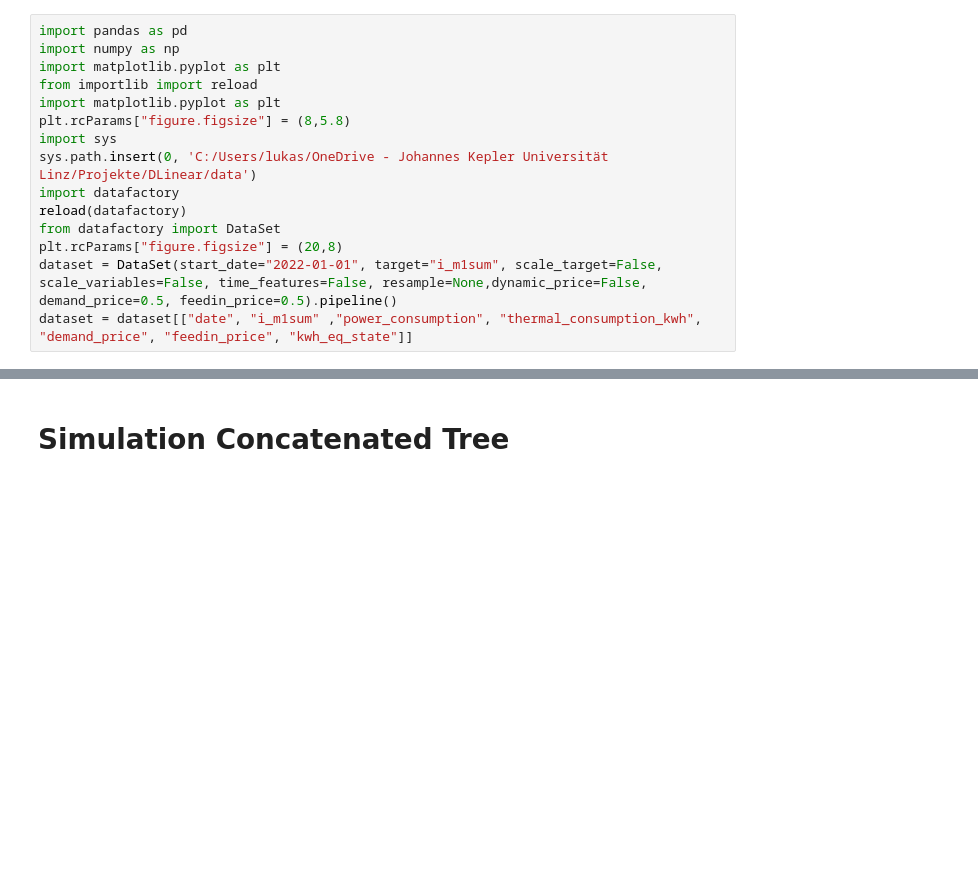
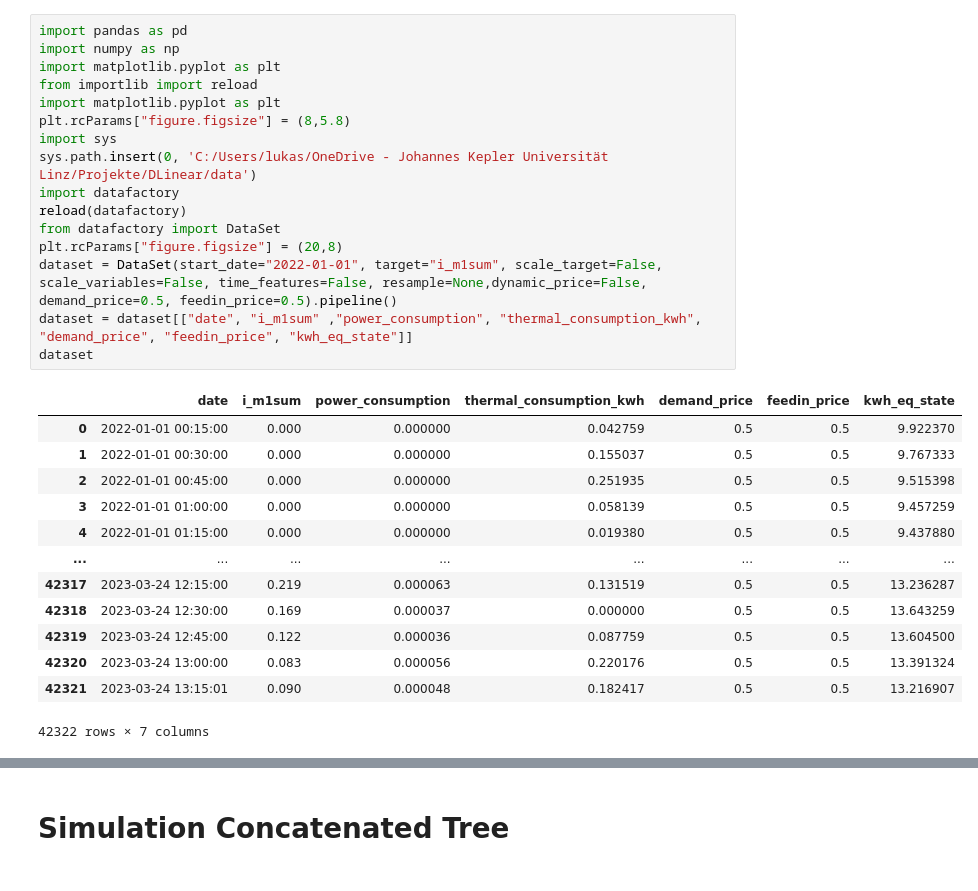
Before and after one commit to lukinoe/RL-Power-Distribution-for-power2heat, a Jupyter notebook: RL_policy/extensiveSearch_Notebook.ipynb, the cells around one changed output, grey strips where cells are left out. Drawn from its saved outputs; the diff is of its cells as text; blank space fills up the shorter version.

```diff
--- a/RL_policy/extensiveSearch_Notebook.ipynb
+++ b/RL_policy/extensiveSearch_Notebook.ipynb
@@ -1,18 +1,33 @@
 # %%
 import pandas as pd
 import numpy as np
 import matplotlib.pyplot as plt
 from importlib import reload
 import matplotlib.pyplot as plt
 plt.rcParams["figure.figsize"] = (8,5.8)
 import sys
 sys.path.insert(0, 'C:/Users/lukas/OneDrive - Johannes Kepler Universität Linz/Projekte/DLinear/data')
 import datafactory
 reload(datafactory)
 from datafactory import DataSet
 plt.rcParams["figure.figsize"] = (20,8)
 dataset = DataSet(start_date="2022-01-01", target="i_m1sum", scale_target=False, scale_variables=False, time_features=False, resample=None,dynamic_price=False, demand_price=0.5, feedin_price=0.5).pipeline()
 dataset = dataset[["date", "i_m1sum" ,"power_consumption", "thermal_consumption_kwh", "demand_price", "feedin_price", "kwh_eq_state"]]
+dataset
+# %% [output]
+|  | date | i_m1sum | power_consumption | thermal_consumption_kwh | demand_price | feedin_price | kwh_eq_state |
+| 0 | 2022-01-01 00:15:00 | 0.000 | 0.000000 | 0.042759 | 0.5 | 0.5 | 9.922370 |
+| 1 | 2022-01-01 00:30:00 | 0.000 | 0.000000 | 0.155037 | 0.5 | 0.5 | 9.767333 |
+| 2 | 2022-01-01 00:45:00 | 0.000 | 0.000000 | 0.251935 | 0.5 | 0.5 | 9.515398 |
+| 3 | 2022-01-01 01:00:00 | 0.000 | 0.000000 | 0.058139 | 0.5 | 0.5 | 9.457259 |
+| 4 | 2022-01-01 01:15:00 | 0.000 | 0.000000 | 0.019380 | 0.5 | 0.5 | 9.437880 |
+| ... | ... | ... | ... | ... | ... | ... | ... |
+| 42317 | 2023-03-24 12:15:00 | 0.219 | 0.000063 | 0.131519 | 0.5 | 0.5 | 13.236287 |
+| 42318 | 2023-03-24 12:30:00 | 0.169 | 0.000037 | 0.000000 | 0.5 | 0.5 | 13.643259 |
+| 42319 | 2023-03-24 12:45:00 | 0.122 | 0.000036 | 0.087759 | 0.5 | 0.5 | 13.604500 |
+| 42320 | 2023-03-24 13:00:00 | 0.083 | 0.000056 | 0.220176 | 0.5 | 0.5 | 13.391324 |
+| 42321 | 2023-03-24 13:15:01 | 0.090 | 0.000048 | 0.182417 | 0.5 | 0.5 | 13.216907 |
+42322 rows × 7 columns
 # %%
 from extensiveSearch import Tree, Experiment, Experiment_Concat
 
```
Also changed, not shown: parts of 3 cells of this notebook, 28 other files.
